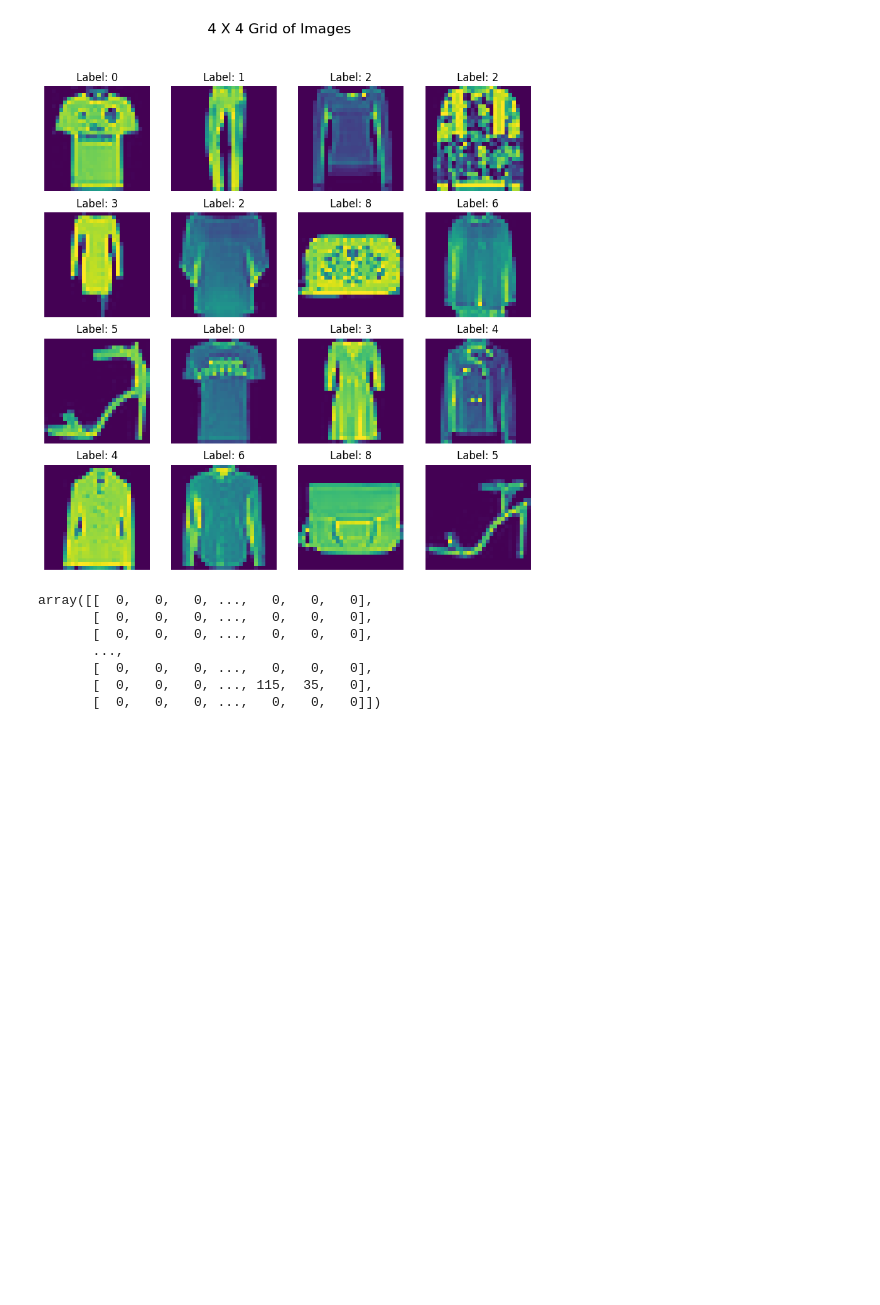
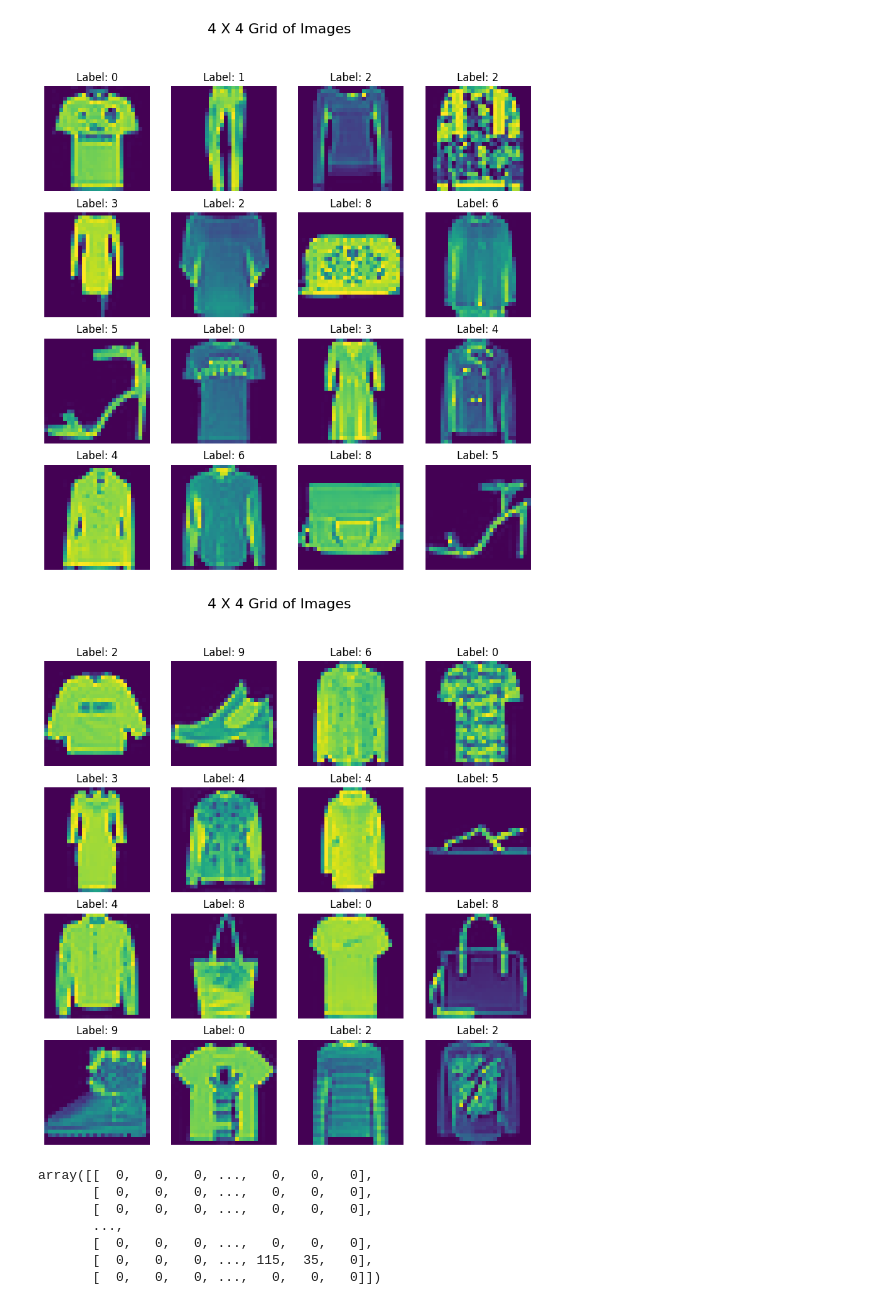
Before and after one commit to Zaki2409/AI-Engineer-Hands-on, a Jupyter notebook: ANN_with_pytorch.ipynb, the cells around one changed output. Cells and saved outputs as stored; diff of their text form; code cells hidden in the pictures; blank space fills up the shorter version.

```diff
--- a/ANN_with_pytorch.ipynb
+++ b/ANN_with_pytorch.ipynb
@@ -23,3 +23,6 @@ df.head()
 | 3 | 2 | 0 | 0 | 0 | 0 | 0 | 0 | 0 | 0 | 0 | ... | ... |
 | 4 | 3 | 0 | 0 | 0 | 0 | 0 | 0 | 0 | 0 | 0 | ... | ... |
 5 rows × 785 columns
+# %%
+df1 = pd.read_csv('fashion-mnist_train.csv')
+df1.head()
@@ -45,6 +56,21 @@ for i, ax in enumerate(axes.flat):
 plt.show()
 # %% [output]
 [figure]
+# %%
+#create a 4 X4 grid
+fig, axes = plt.subplots(4, 4, figsize=(10, 10))
+fig.suptitle('4 X 4 Grid of Images', fontsize=16)
+
+#plot the first 16 imahes from the dataset
+
+for i, ax in enumerate(axes.flat):
+  img =df1.iloc[i,1:].values.reshape(28,28)
+  ax.imshow(img)
+  ax.axis('off')
+  ax.set_title(f'Label: {df1.iloc[i,0]}')
+plt.show()
+# %% [output]
+[figure, added]
 # %%
 #train test split
 X =df.iloc[:,1:].values
```
Also changed, not shown: parts of 10 cells of this notebook.
